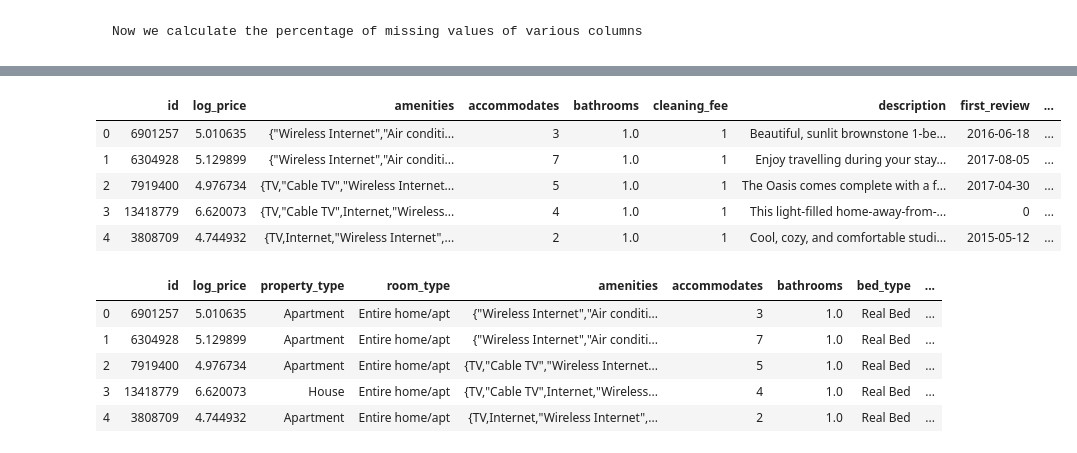
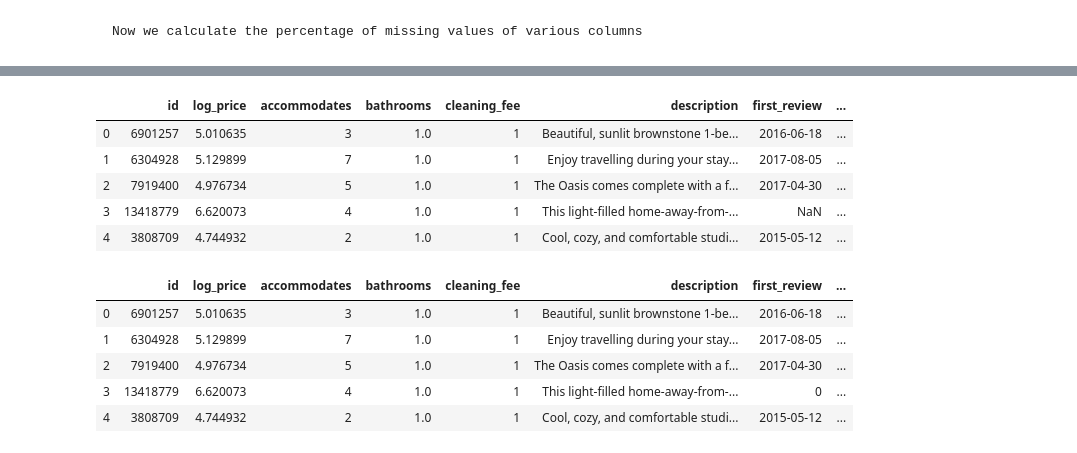
Before and after one commit to gatsb26/springboard_DSC, a Jupyter notebook: Capstone Project 1/Data Wrangling Capstone Project 1.ipynb, the cells around one changed output, grey strips where cells are left out. Saved outputs shown, nothing was run; the diff lists cells and outputs as text; code cells hidden in the pictures.

```diff
--- a/Capstone Project 1/Data Wrangling Capstone Project 1.ipynb
+++ b/Capstone Project 1/Data Wrangling Capstone Project 1.ipynb
@@ -32,0 +24,5 @@ train.head()
+# %%
+train['dtype'] = "train"
+test['dtype'] = "test"
+abnb_data = pd.concat([train,test], axis = 0,sort=False)
+abnb_data.head()
@@ -43,7 +47,7 @@ Index(['id', 'log_price', 'property_type', 'room_type', 'amenities',
       dtype='object')
 # %%
-train.drop('thumbnail_url',axis = 1,inplace=True)
-train.columns
+abnb_data.drop('thumbnail_url',axis = 1,inplace=True)
+abnb_data.columns
 # %% [output]
 Index(['id', 'log_price', 'property_type', 'room_type', 'amenities',
        'accommodates', 'bathrooms', 'bed_type', 'cancellation_policy',
@@ -158,16 +165,21 @@ train_wooutlier
 # %%
-train['host_has_profile_pic'] = train['host_has_profile_pic'].replace("t", 1)
-train['host_has_profile_pic'] = train['host_has_profile_pic'].replace("f", 0)
+abnb_data['host_has_profile_pic'] = abnb_data['host_has_profile_pic'].replace("t", 1)
+abnb_data['host_has_profile_pic'] = abnb_data['host_has_profile_pic'].replace("f", 0)
 
-train['host_identity_verified'] = train['host_identity_verified'].replace("t", 1)
-train['host_identity_verified'] = train['host_identity_verified'].replace("f", 0)
+abnb_data['host_identity_verified'] = abnb_data['host_identity_verified'].replace("t", 1)
+abnb_data['host_identity_verified'] = abnb_data['host_identity_verified'].replace("f", 0)
 
-train['instant_bookable'] = train['instant_bookable'].replace("t", 1)
-train['instant_bookable'] = train['instant_bookable'].replace("f", 0)
+abnb_data['instant_bookable'] = abnb_data['instant_bookable'].replace("t", 1)
+abnb_data['instant_bookable'] = abnb_data['instant_bookable'].replace("f", 0)
 
-train['cleaning_fee'] = train['cleaning_fee'].astype(int)
+abnb_data['cleaning_fee'] = abnb_data['cleaning_fee'].astype(int)
 
-train['host_response_rate'] = train['host_response_rate'].str.replace("%","")
+abnb_data['host_response_rate'] = abnb_data['host_response_rate'].str.replace("%","")
 
-train.head()
+abnb_data['amenities'] = abnb_data['amenities'].str.replace("[{}]", "")
+amenity_combined = abnb_data.amenities.str.get_dummies(sep = ",")
+
+abnb_data = pd.concat([abnb_data,amenity_combined], axis=1).drop('amenities', axis = 1)
+
+abnb_data.head()
 # %% [output]
@@ -203,22 +192,22 @@ for column in train_plot:
 # %%
 categorical = ['property_type','room_type','bed_type','cancellation_policy','city']
-train = pd.get_dummies(train,columns = categorical)
-train.head()
+abnb_data = pd.get_dummies(abnb_data,columns = categorical)
+abnb_data.head()
 # %% [output]
-|  | id | log_price | amenities | accommodates | bathrooms | cleaning_fee | description | first_review | ... |
-| 0 | 6901257 | 5.010635 | {"Wireless Internet","Air conditi... | 3 | 1.0 | 1 | Beautiful, sunlit brownstone 1-be... | 2016-06-18 | ... |
-| 1 | 6304928 | 5.129899 | {"Wireless Internet","Air conditi... | 7 | 1.0 | 1 | Enjoy travelling during your stay... | 2017-08-05 | ... |
-| 2 | 7919400 | 4.976734 | {TV,"Cable TV","Wireless Internet... | 5 | 1.0 | 1 | The Oasis comes complete with a f... | 2017-04-30 | ... |
-| 3 | 13418779 | 6.620073 | {TV,"Cable TV",Internet,"Wireless... | 4 | 1.0 | 1 | This light-filled home-away-from-... | 0 | ... |
-| 4 | 3808709 | 4.744932 | {TV,Internet,"Wireless Internet",... | 2 | 1.0 | 1 | Cool, cozy, and comfortable studi... | 2015-05-12 | ... |
+|  | id | log_price | accommodates | bathrooms | cleaning_fee | description | first_review | ... |
+| 0 | 6901257 | 5.010635 | 3 | 1.0 | 1 | Beautiful, sunlit brownstone 1-be... | 2016-06-18 | ... |
+| 1 | 6304928 | 5.129899 | 7 | 1.0 | 1 | Enjoy travelling during your stay... | 2017-08-05 | ... |
+| 2 | 7919400 | 4.976734 | 5 | 1.0 | 1 | The Oasis comes complete with a f... | 2017-04-30 | ... |
+| 3 | 13418779 | 6.620073 | 4 | 1.0 | 1 | This light-filled home-away-from-... | NaN | ... |
+| 4 | 3808709 | 4.744932 | 2 | 1.0 | 1 | Cool, cozy, and comfortable studi... | 2015-05-12 | ... |
 # %%
-train.fillna(0,inplace=True)
-train.head()
+abnb_data.fillna(0,inplace=True)
+abnb_data.head()
 # %% [output]
-|  | id | log_price | property_type | room_type | amenities | accommodates | bathrooms | bed_type | ... |
-| 0 | 6901257 | 5.010635 | Apartment | Entire home/apt | {"Wireless Internet","Air conditi... | 3 | 1.0 | Real Bed | ... |
-| 1 | 6304928 | 5.129899 | Apartment | Entire home/apt | {"Wireless Internet","Air conditi... | 7 | 1.0 | Real Bed | ... |
-| 2 | 7919400 | 4.976734 | Apartment | Entire home/apt | {TV,"Cable TV","Wireless Internet... | 5 | 1.0 | Real Bed | ... |
-| 3 | 13418779 | 6.620073 | House | Entire home/apt | {TV,"Cable TV",Internet,"Wireless... | 4 | 1.0 | Real Bed | ... |
-| 4 | 3808709 | 4.744932 | Apartment | Entire home/apt | {TV,Internet,"Wireless Internet",... | 2 | 1.0 | Real Bed | ... |
+|  | id | log_price | accommodates | bathrooms | cleaning_fee | description | first_review | ... |
+| 0 | 6901257 | 5.010635 | 3 | 1.0 | 1 | Beautiful, sunlit brownstone 1-be... | 2016-06-18 | ... |
+| 1 | 6304928 | 5.129899 | 7 | 1.0 | 1 | Enjoy travelling during your stay... | 2017-08-05 | ... |
+| 2 | 7919400 | 4.976734 | 5 | 1.0 | 1 | The Oasis comes complete with a f... | 2017-04-30 | ... |
+| 3 | 13418779 | 6.620073 | 4 | 1.0 | 1 | This light-filled home-away-from-... | 0 | ... |
+| 4 | 3808709 | 4.744932 | 2 | 1.0 | 1 | Cool, cozy, and comfortable studi... | 2015-05-12 | ... |
 # %%
```
Also changed, not shown: parts of 16 cells of this notebook.
